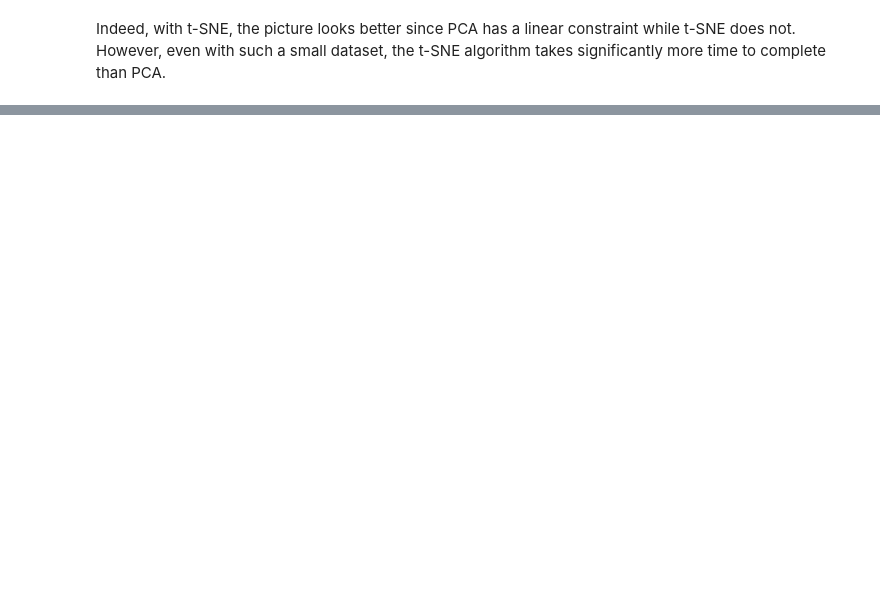
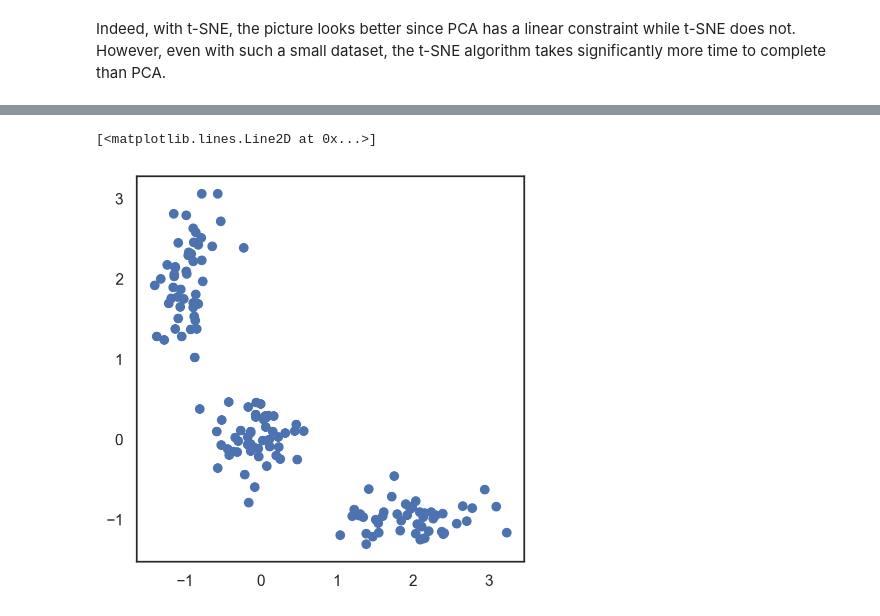
Before and after one commit to rahulrajesh131999/ai-ml-dl-journey, a Jupyter notebook: topic-7/pca.ipynb, the cells around one changed output, grey strips where cells are left out. Saved outputs shown, nothing was run; the diff lists cells and outputs as text; code cells hidden in the pictures; blank space fills up the shorter version.

```diff
--- a/topic-7/pca.ipynb
+++ b/topic-7/pca.ipynb
@@ -262,0 +643,24 @@ Indeed, with t-SNE, the picture looks better since PCA has a linear constraint w
+# %%
+# Let's begin by allocation 3 cluster's points
+
+X = np.zeros((150, 2))
+
+np.random.seed(seed=42)
+
+# mean around 0.0
+X[:50, 0] = np.random.normal(loc=0.0, scale=0.3, size=50)
+X[:50, 1] = np.random.normal(loc=0.0, scale=0.3, size=50)
+
+# mean around 2.0 and -1.0
+X[50:100, 0] = np.random.normal(loc=2.0, scale=0.5, size=50)
+X[50:100, 1] = np.random.normal(loc=-1.0, scale=0.2, size=50)
+
+# mean around -1.0 and 2.0
+X[100:150, 0] = np.random.normal(loc=-1.0, scale=0.2, size=50)
+X[100:150, 1] = np.random.normal(loc=2.0, scale=0.5, size=50)
+
+plt.figure(figsize=(5,5))
+plt.plot(X[:,0], X[:,1], "bo")
+# %% [output]
+[<matplotlib.lines.Line2D at 0x...>]
+[figure, added]
```
Also changed, not shown: parts of 30 cells of this notebook, 1 other file.
